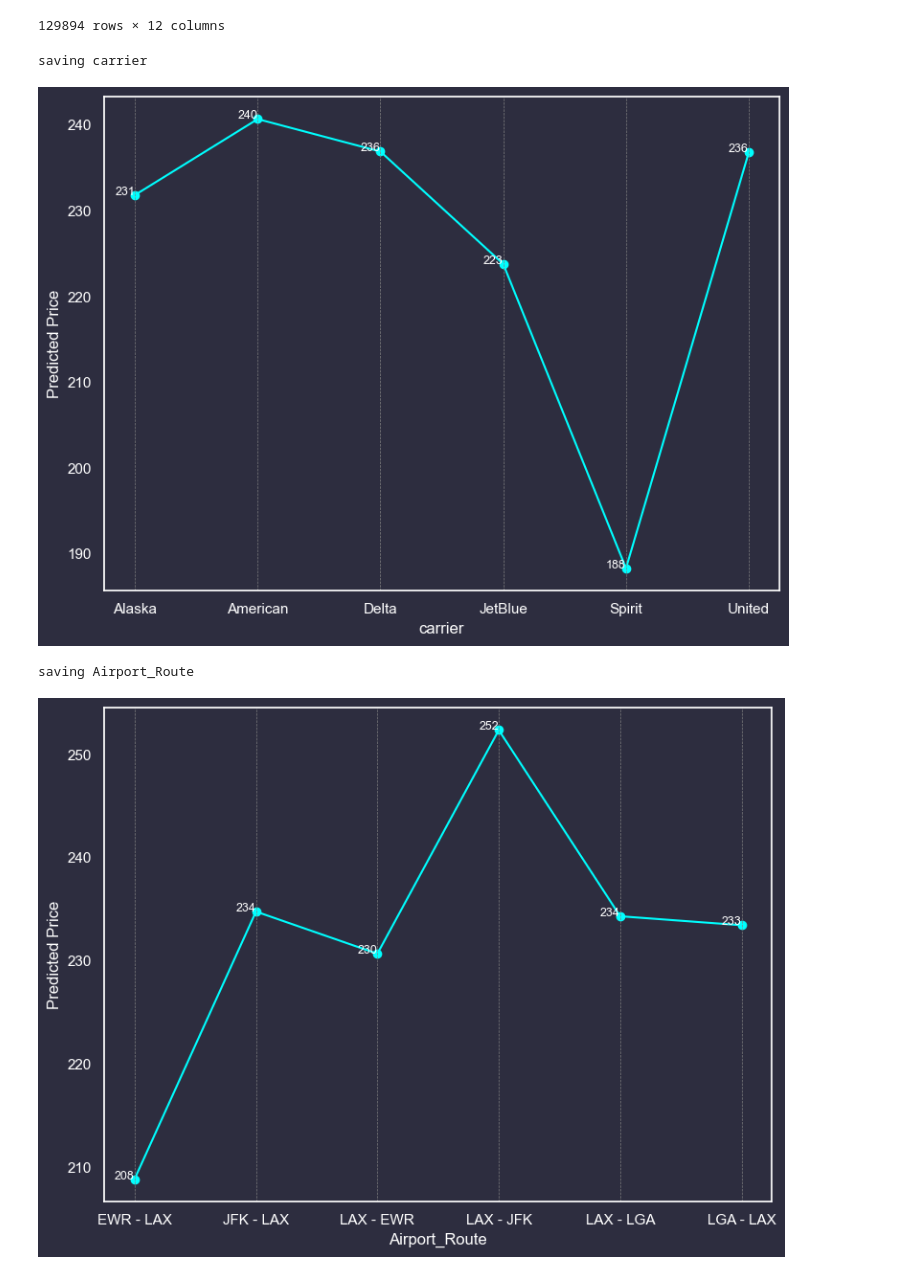
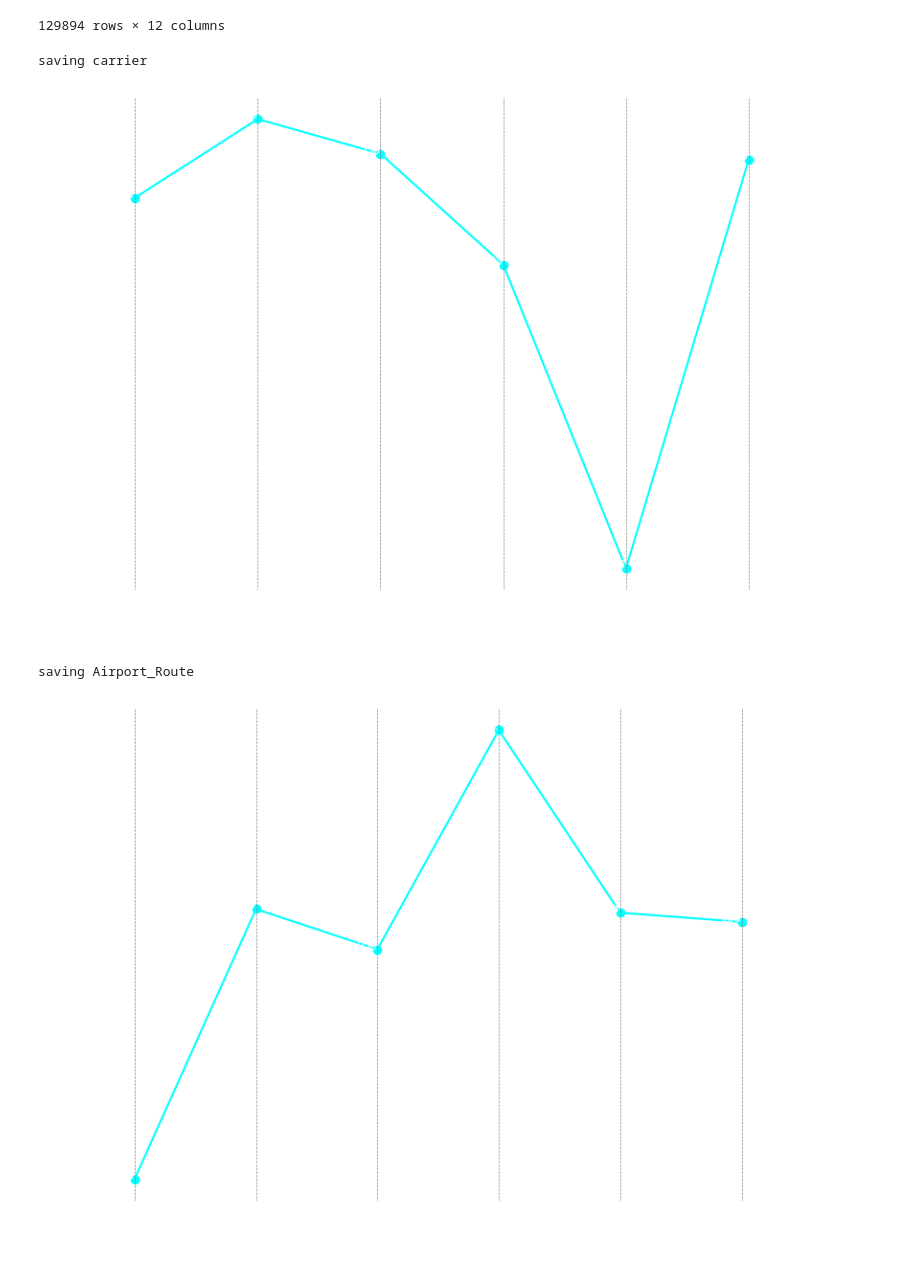
Before and after one commit to AnshulSGarg/Flight-MLOps-Project, a Jupyter notebook: notebooks/insights.ipynb, the cells around one changed output. Cells and saved outputs as stored; diff of their text form; code cells hidden in the pictures.

```diff
--- a/notebooks/insights.ipynb
+++ b/notebooks/insights.ipynb
@@ -45,11 +49,6 @@ df
 | 138982 | 140445 | Delta | One Way | LAX - JFK | Nonstop | 0 | 89 | 16:00 | ... |
 129894 rows × 12 columns
 # %%
-from sklearn.inspection import partial_dependence
-import numpy as np
-import matplotlib.pyplot as plt
-import seaborn as sns
-
 features = ['carrier', 'Airport_Route', 'stop', 'Days_to_Fly', 'from_hour', 'flight_duration_value', 'Holiday', 'Fly_WeekDay']
 
 filtered_df = df[df['Trip_Type'] == 'One Way']
@@ -69,40 +68,41 @@ for feature in features:
 
         # Plot the transformed partial dependence plot
         plt.figure(figsize=(8, 6))
-        plt.plot(pdp_grid, transformed_pdp_values, marker='o', color='cyan')  # Change line color to cyan
+        plt.plot(pdp_grid, transformed_pdp_values, marker='o', color='cyan')
 
         # Set plot background to black
-        plt.gca().set_facecolor('#2D2D3F')
-        plt.gcf().set_facecolor('#2D2D3F')
+        plt.gca().set_facecolor('none')
+        plt.gcf().set_facecolor('none')
 
         # Determine annotation interval for x-axis labels
         x_annotation_interval = get_annotation_interval(len(pdp_grid), max_annotations=10)
 
         # Set x-axis ticks and labels to reduce clutter
         visible_x_ticks = pdp_grid[::x_annotation_interval]
         plt.xticks(visible_x_ticks, color='white')  # Change x-axis tick color to white
 
         # Annotate data points and add grid lines only when x-axis tick is visible
         for i, (x, y) in enumerate(zip(pdp_grid, transformed_pdp_values)):
             if x in visible_x_ticks:
                 plt.text(x, y, f'{int(y)}', fontsize=9, ha='right', color='white')  # Change annotation color to white
                 plt.axvline(x=x, color='gray', linestyle='--', linewidth=0.5)
 
+
         plt.xlabel(feature, color='white')  # Change x-axis label color to white
         plt.ylabel('Predicted Price', color='white')  # Change y-axis label color to white
         plt.yticks(color='white')
         plt.grid(False)  # Disable default grid
         print(f'saving {feature}')
         plt.tight_layout()
         plt.savefig(insights_plot_path + f'one_way_{feature}.png')
         plt.show()
     except MemoryError:
         print(f"MemoryError: Skipping feature {feature} due to memory constraints.")
     except Exception as e:
         print(f"Error: {e} encountered while processing feature {feature}.")
 # %% [output]
 saving carrier
-[figure, old version]
+[figure, new version]
 saving Airport_Route
-[figure, old version]
+[figure, new version]
 saving stop
```
Also changed, not shown: parts of 3 cells of this notebook, 31 other files.
